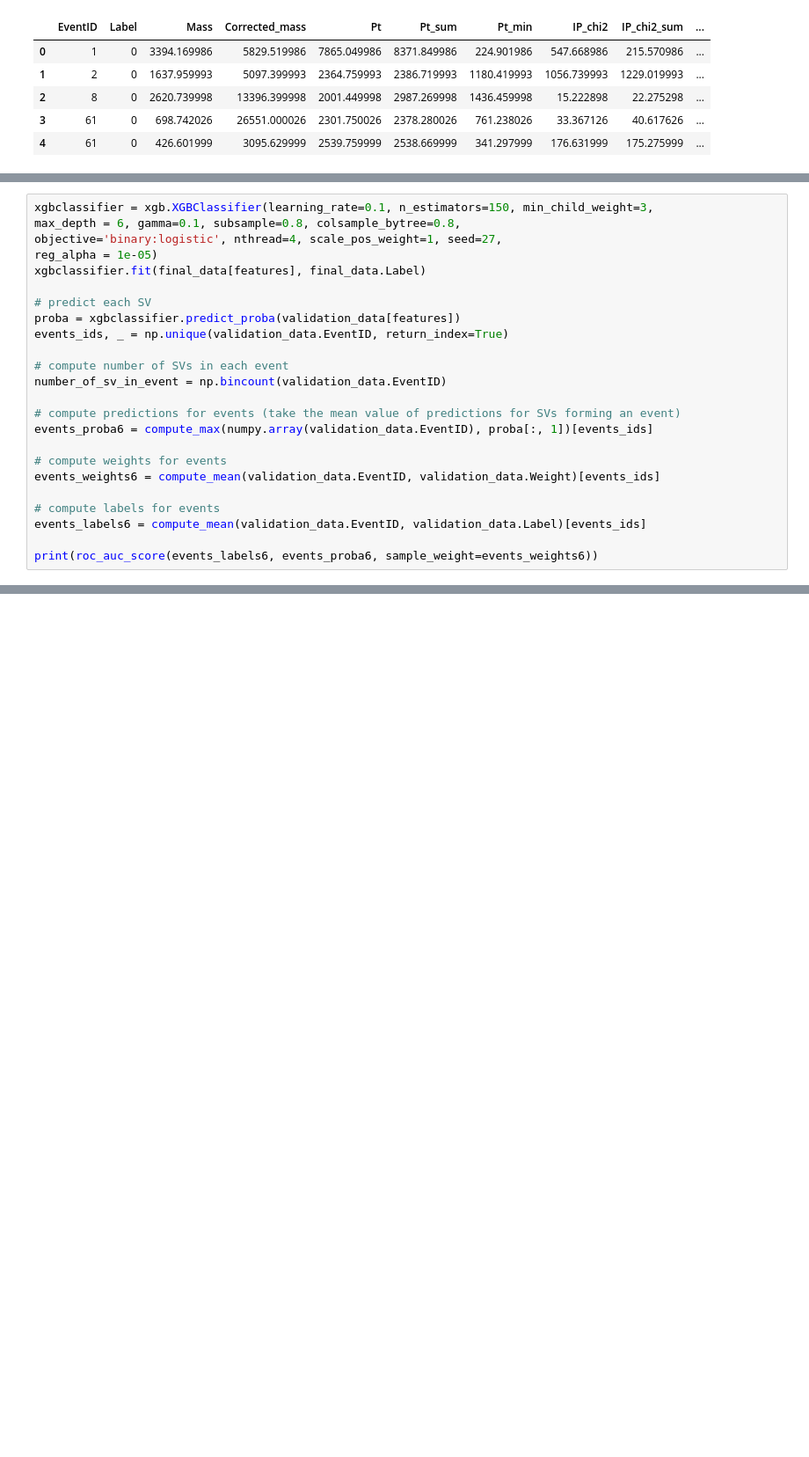
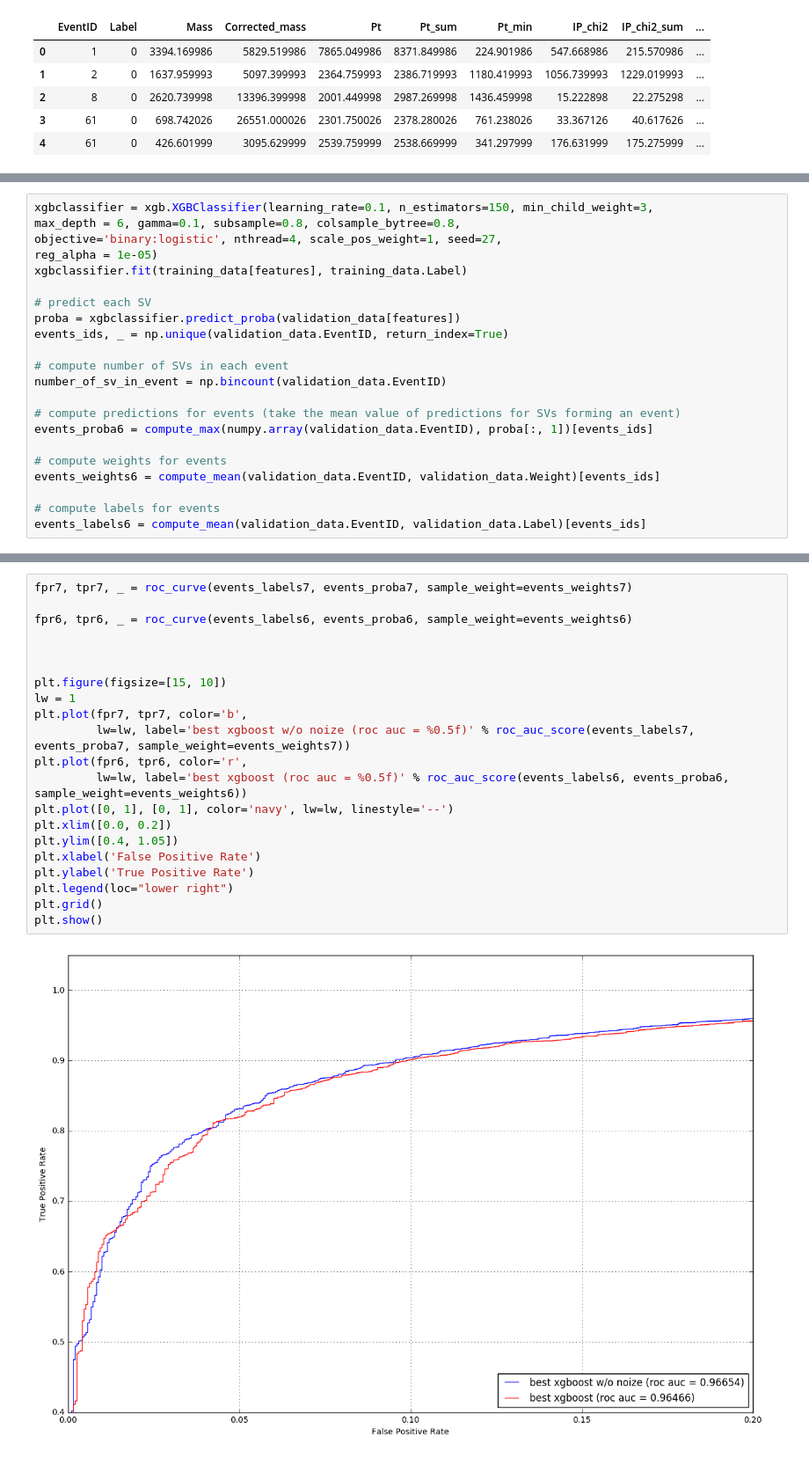
Before and after one commit to aoigoshin/course_project_lhcb, a Jupyter notebook: delete_noize.ipynb, the cells around one changed output, grey strips where cells are left out. Shown at 88% size. Saved outputs shown, nothing was run; the diff lists cells and outputs as text; blank space fills up the shorter version.

Commit message:
add comparison graph

```diff
--- a/delete_noize.ipynb
+++ b/delete_noize.ipynb
@@ -196,7 +222,7 @@ xgbclassifier = xgb.XGBClassifier(learning_rate=0.1, n_estimators=150, min_child
 max_depth = 6, gamma=0.1, subsample=0.8, colsample_bytree=0.8,
 objective='binary:logistic', nthread=4, scale_pos_weight=1, seed=27,
 reg_alpha = 1e-05)
-xgbclassifier.fit(final_data[features], final_data.Label)
+xgbclassifier.fit(training_data[features], training_data.Label)
 
 # predict each SV
 proba = xgbclassifier.predict_proba(validation_data[features])
@@ -213,5 +239,3 @@ events_weights6 = compute_mean(validation_data.EventID, validation_data.Weight)[
 
 # compute labels for events
 events_labels6 = compute_mean(validation_data.EventID, validation_data.Label)[events_ids]
-
-print(roc_auc_score(events_labels6, events_proba6, sample_weight=events_weights6))
@@ -219,0 +242,23 @@ print(roc_auc_score(events_labels6, events_proba6, sample_weight=events_weights6
+# %%
+fpr7, tpr7, _ = roc_curve(events_labels7, events_proba7, sample_weight=events_weights7)
+
+fpr6, tpr6, _ = roc_curve(events_labels6, events_proba6, sample_weight=events_weights6)
+
+
+
+plt.figure(figsize=[15, 10])
+lw = 1
+plt.plot(fpr7, tpr7, color='b',
+         lw=lw, label='best xgboost w/o noize (roc auc = %0.5f)' % roc_auc_score(events_labels7, events_proba7, sample_weight=events_weights7))
+plt.plot(fpr6, tpr6, color='r',
+         lw=lw, label='best xgboost (roc auc = %0.5f)' % roc_auc_score(events_labels6, events_proba6, sample_weight=events_weights6))
+plt.plot([0, 1], [0, 1], color='navy', lw=lw, linestyle='--')
+plt.xlim([0.0, 0.2])
+plt.ylim([0.4, 1.05])
+plt.xlabel('False Positive Rate')
+plt.ylabel('True Positive Rate')
+plt.legend(loc="lower right")
+plt.grid()
+plt.show()
+# %% [output]
+[figure, added]
```
Also changed, not shown: parts of 2 cells of this notebook.
